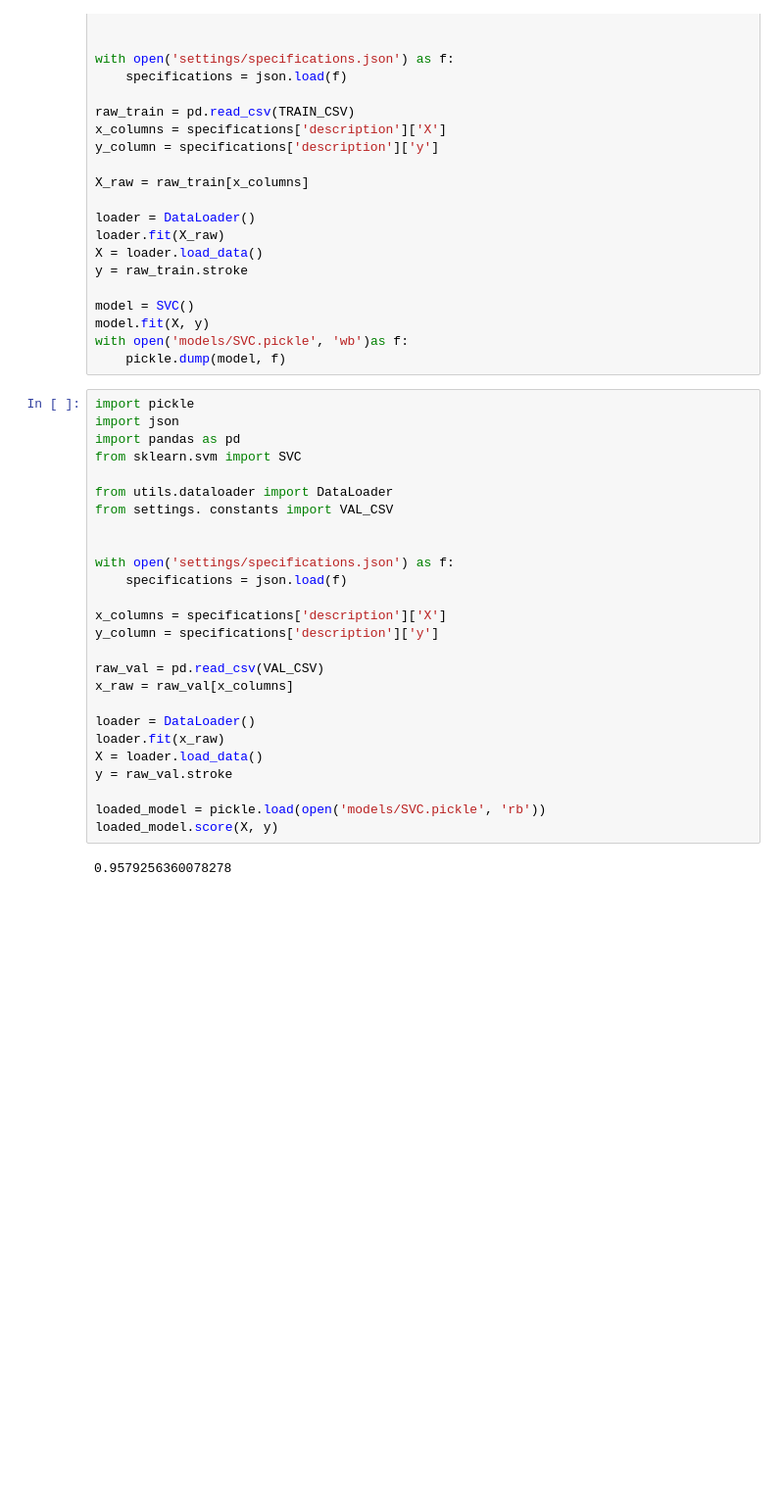
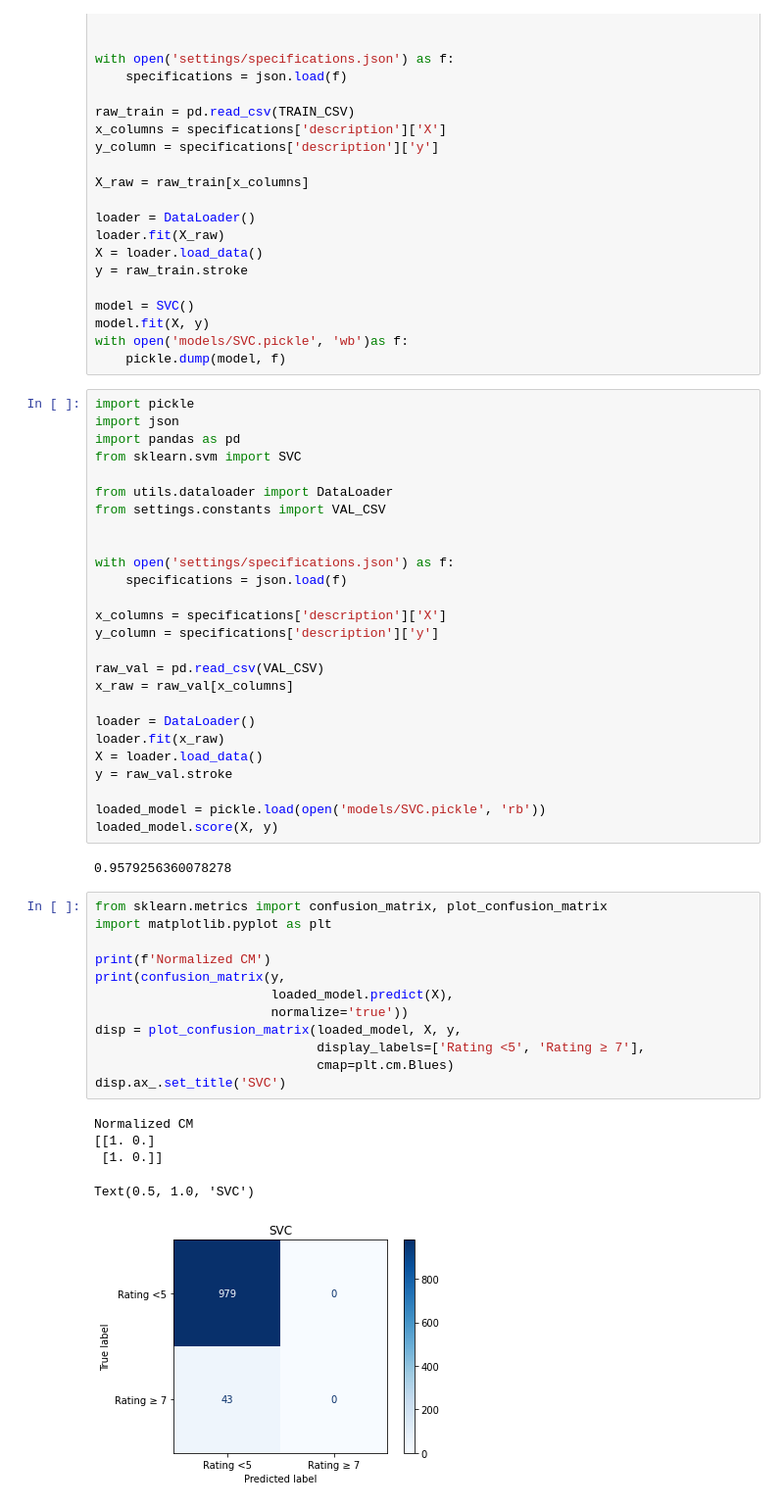
Before and after one commit to MykhaiIo/heart-attention, a Jupyter notebook: selection.ipynb, the cells around one changed output. Shown: that part at 98% size. Cells and saved outputs as stored; diff of their text form; blank space fills up the shorter version.

```diff
--- a/selection.ipynb
+++ b/selection.ipynb
@@ -128,7 +128,7 @@ import pandas as pd
 from sklearn.svm import SVC
 
 from utils.dataloader import DataLoader
-from settings. constants import VAL_CSV
+from settings.constants import VAL_CSV
 
 
 with open('settings/specifications.json') as f:
@@ -149,3 +149,21 @@ loaded_model = pickle.load(open('models/SVC.pickle', 'rb'))
 loaded_model.score(X, y)
 # %% [output]
 0.9579256360078278
+# %%
+from sklearn.metrics import confusion_matrix, plot_confusion_matrix
+import matplotlib.pyplot as plt
+
+print(f'Normalized CM')
+print(confusion_matrix(y,
+                       loaded_model.predict(X),
+                       normalize='true'))
+disp = plot_confusion_matrix(loaded_model, X, y,
+                             display_labels=['Rating <5', 'Rating ≥ 7'],
+                             cmap=plt.cm.Blues)
+disp.ax_.set_title('SVC')
+# %% [output]
+Normalized CM
+[[1. 0.]
+ [1. 0.]]
+Text(0.5, 1.0, 'SVC')
+[figure, added]
```
Also changed, not shown: parts of 1 cell of this notebook, 3 other files.
